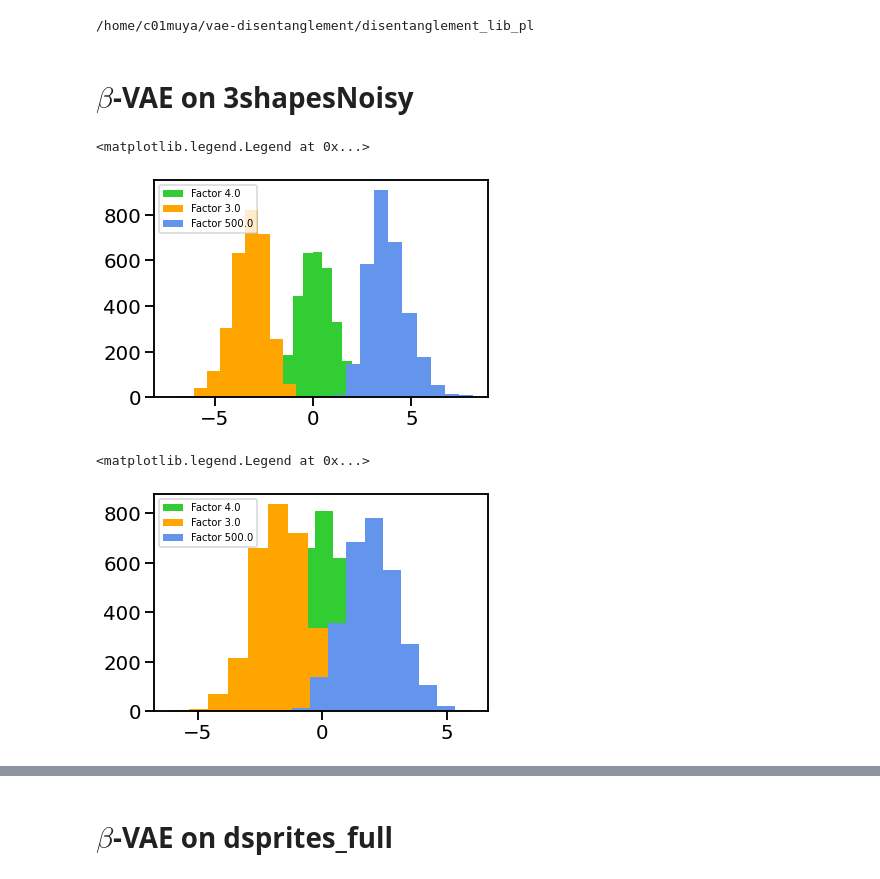
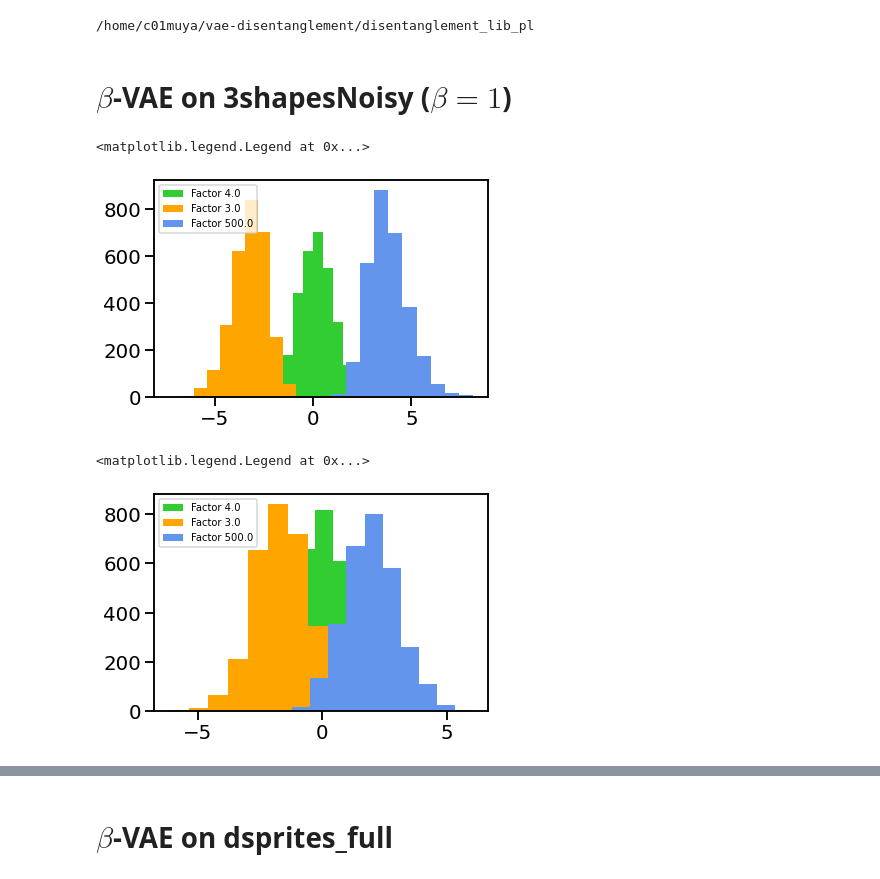
Before and after one commit to muhammadyaseen/vae-disentanglement, a Jupyter notebook: Latent Encoding Investigaton.ipynb, the cells around one changed output, grey strips where cells are left out. Cells and saved outputs as stored; diff of their text form; code cells hidden in the pictures.

```diff
--- a/Latent Encoding Investigaton.ipynb
+++ b/Latent Encoding Investigaton.ipynb
@@ -162,2 +43,2 @@ def get_latent_activations_with_labels(dataset, vae_model, batch_size = 32, batc
 # %% [markdown]
-# $\beta$-VAE on 3shapesNoisy
+# $\beta$-VAE on 3shapesNoisy ($\beta =1$)
@@ -210,16 +45,29 @@ acts = get_latent_activations_with_labels(threeshapesn_dataset, model_for_threes
+# %%
+beta = 1.0
+z_dim = 2
+batch_size = 64
+checkpoint_path="../pl-dt-test/3shapesnoisy_beta1/version_0/checkpoints/epoch=99-step=13999.ckpt"
+
+
+acts_for_threeshapesn, threeshapesn_dataset, model_threeshapesn = load_model_and_data_and_get_activations(
+                    dset_name='threeshapesnoisy', dset_path='../datasets',
+                    batch_size=batch_size, z_dim=z_dim , beta=beta,
+                    checkpoint_path=checkpoint_path, current_device=curr_dev,
+                    activation_with_label=True, seed=123,  batches=None
+    )
 # %%
-plt.hist(acts[4.0][:,0], label="Factor 4.0",color='limegreen')
-plt.hist(acts[3.0][:,0], label="Factor 3.0",color='orange')
-plt.hist(acts[500.0][:,0], label="Factor 500.0", color='cornflowerblue')
+plt.hist(acts_for_threeshapesn[4.0][:,0], label="Factor 4.0",color='limegreen')
+plt.hist(acts_for_threeshapesn[3.0][:,0], label="Factor 3.0",color='orange')
+plt.hist(acts_for_threeshapesn[500.0][:,0], label="Factor 500.0", color='cornflowerblue')
 plt.legend(prop={'size': 10}, loc='upper left')
 # %% [output]
 <matplotlib.legend.Legend at 0x...>
-[figure, old version]
+[figure, new version]
 # %%
-plt.hist(acts[4.0][:,1], label="Factor 4.0",color='limegreen')
-plt.hist(acts[3.0][:,1], label="Factor 3.0",color='orange')
-plt.hist(acts[500.0][:,1], label="Factor 500.0", color='cornflowerblue')
+plt.hist(acts_for_threeshapesn[4.0][:,1], label="Factor 4.0",color='limegreen')
+plt.hist(acts_for_threeshapesn[3.0][:,1], label="Factor 3.0",color='orange')
+plt.hist(acts_for_threeshapesn[500.0][:,1], label="Factor 500.0", color='cornflowerblue')
 plt.legend(prop={'size': 10}, loc='upper left')
 # %% [output]
 <matplotlib.legend.Legend at 0x...>
-[figure, old version]
+[figure, new version]
```
Also changed, not shown: parts of 39 cells of this notebook, 9 other files.
